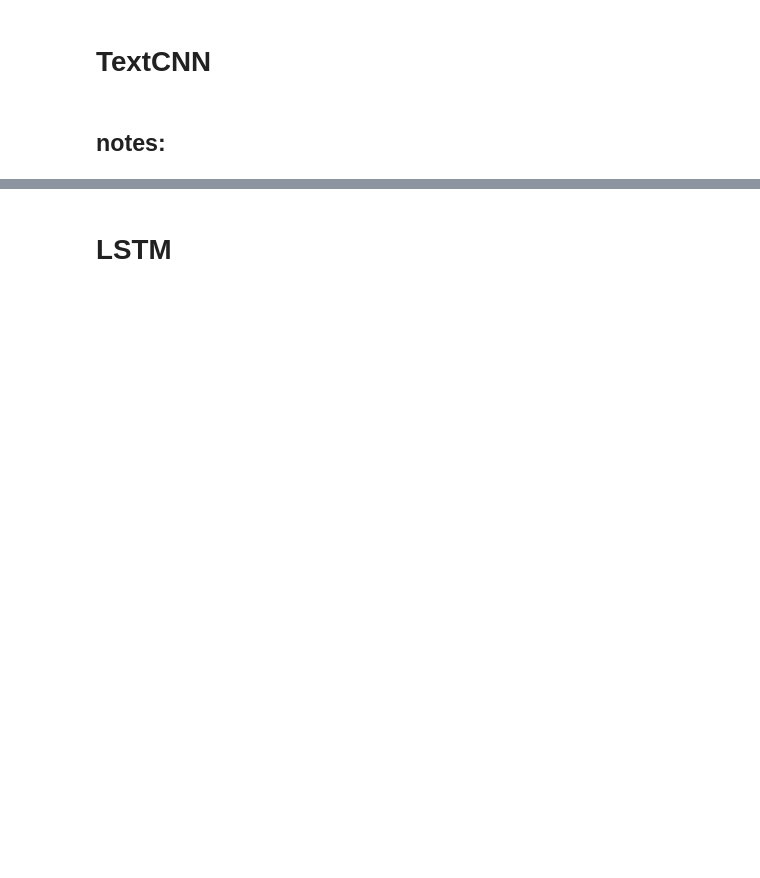
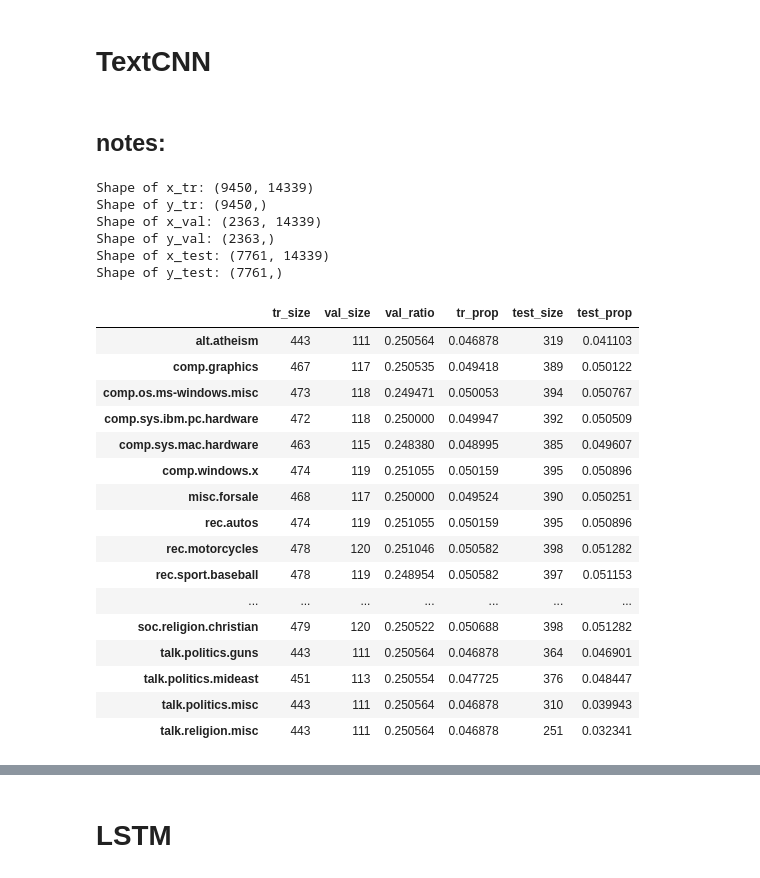
Before and after one commit to InscribeDeeper/Text-Classification, a Jupyter notebook: code/NN_based_models_v4.ipynb, the cells around one changed output, grey strips where cells are left out. Cells and saved outputs as stored; diff of their text form; code cells hidden in the pictures; blank space fills up the shorter version.

```diff
--- a/code/NN_based_models_v4.ipynb
+++ b/code/NN_based_models_v4.ipynb
@@ -289,6 +138,62 @@ import os
 # TextCNN
 # %% [markdown]
 ## notes:
+# %%
+####################################
+### train val test split
+####################################
+x_train_val, y_train_val, x_test, y_test = train_text, train_label, test_text, test_label
+x_train, x_val, y_train, y_val = train_test_split(x_train_val, y_train_val, test_size=0.2, stratify=y_train_val)
+
+####################################
+### preprocessor for NN input
+####################################
+processor = text_preprocessor(MAX_DOC_LEN, MAX_NB_WORDS, train_text, filters='"#$%&()*+,-/:;<=>@[\\]^_`{|}~\t\n0123465789')
+x_train = processor.generate_seq(x_train)
+x_val = processor.generate_seq(x_val)
+x_test = processor.generate_seq(x_test)
+# y_train = to_categorical(y_train)
+# y_val = to_categorical(y_val)
+# y_test = to_categorical(y_test)
+
+
+print('Shape of x_tr: ' + str(x_train.shape))
+print('Shape of y_tr: ' + str(y_train.shape))
+print('Shape of x_val: ' + str(x_val.shape))
+print('Shape of y_val: ' + str(y_val.shape))
+print('Shape of x_test: ' + str(x_test.shape))
+print('Shape of y_test: ' + str(y_test.shape))
+
+
+info = pd.concat([y_train.value_counts(), y_val.value_counts(), y_val.value_counts()/y_train.value_counts(), y_train.value_counts()/y_train.size\
+                 , y_test.value_counts(), y_test.value_counts()/y_test.size], axis=1)
+info.index = labels
+info.columns = ['tr_size', 'val_size', 'val_ratio', 'tr_prop', 'test_size', 'test_prop']
+info
+# %% [output]
+Shape of x_tr: (9450, 14339)
+Shape of y_tr: (9450,)
+Shape of x_val: (2363, 14339)
+Shape of y_val: (2363,)
+Shape of x_test: (7761, 14339)
+Shape of y_test: (7761,)
+|  | tr_size | val_size | val_ratio | tr_prop | test_size | test_prop |
+| alt.atheism | 443 | 111 | 0.250564 | 0.046878 | 319 | 0.041103 |
+| comp.graphics | 467 | 117 | 0.250535 | 0.049418 | 389 | 0.050122 |
+| comp.os.ms-windows.misc | 473 | 118 | 0.249471 | 0.050053 | 394 | 0.050767 |
+| comp.sys.ibm.pc.hardware | 472 | 118 | 0.250000 | 0.049947 | 392 | 0.050509 |
+| comp.sys.mac.hardware | 463 | 115 | 0.248380 | 0.048995 | 385 | 0.049607 |
+| comp.windows.x | 474 | 119 | 0.251055 | 0.050159 | 395 | 0.050896 |
+| misc.forsale | 468 | 117 | 0.250000 | 0.049524 | 390 | 0.050251 |
+| rec.autos | 474 | 119 | 0.251055 | 0.050159 | 395 | 0.050896 |
+| rec.motorcycles | 478 | 120 | 0.251046 | 0.050582 | 398 | 0.051282 |
+| rec.sport.baseball | 478 | 119 | 0.248954 | 0.050582 | 397 | 0.051153 |
+| ... | ... | ... | ... | ... | ... | ... |
+| soc.religion.christian | 479 | 120 | 0.250522 | 0.050688 | 398 | 0.051282 |
+| talk.politics.guns | 443 | 111 | 0.250564 | 0.046878 | 364 | 0.046901 |
+| talk.politics.mideast | 451 | 113 | 0.250554 | 0.047725 | 376 | 0.048447 |
+| talk.politics.misc | 443 | 111 | 0.250564 | 0.046878 | 310 | 0.039943 |
+| talk.religion.misc | 443 | 111 | 0.250564 | 0.046878 | 251 | 0.032341 |
 # %%
 # define Model for classification
 
```
Also changed, not shown: parts of 15 cells of this notebook, 25 other files.
